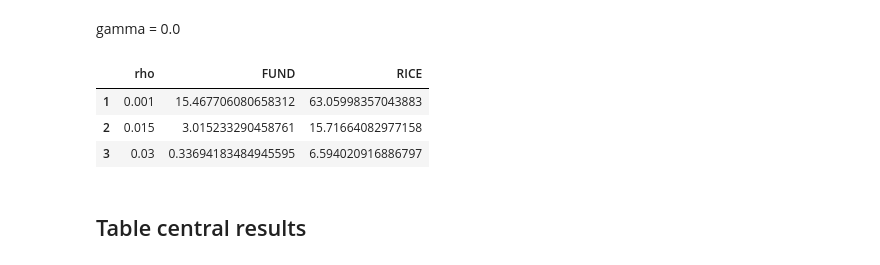
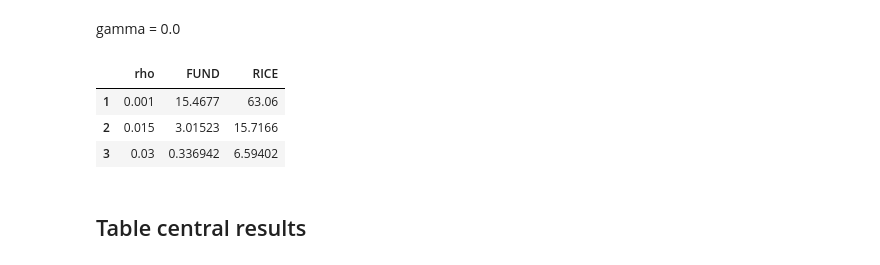
Before and after one commit to davidanthoff/paper-2019-sccinequality, a Jupyter notebook: src/main.ipynb, the cells around one changed output. Cells and saved outputs as stored; diff of their text form; code cells hidden in the pictures.

```diff
--- a/src/main.ipynb
+++ b/src/main.ipynb
@@ -427,15 +427,15 @@ gamma = 0.0
 # %%
 df_table3 = df |>
 @filter(_.focusregion == 1 && _.alpha == 1. && _.gamma == 0 && _.eta == 1.5 && _.sigmazero == true) |>
 @map({_.model,_.rho,_.scc}) |> DataFrame
 df_table3 = unstack(df_table3, :rho, :model, :scc)
-sort!(df_table3, cols=[:rho])
+sort!(df_table3, [:rho])
 df_table3
 # %% [output]
 |  | rho | FUND | RICE |
-| 1 | 0.001 | 15.467706080658312 | 63.05998357043883 |
-| 2 | 0.015 | 3.015233290458761 | 15.71664082977158 |
-| 3 | 0.03 | 0.33694183484945595 | 6.594020916886797 |
+| 1 | 0.001 | 15.4677 | 63.06 |
+| 2 | 0.015 | 3.01523 | 15.7166 |
+| 3 | 0.03 | 0.336942 | 6.59402 |
 # %% [markdown]
 ## Table central results
 # %%
```
Also changed, not shown: parts of 3 cells of this notebook.
